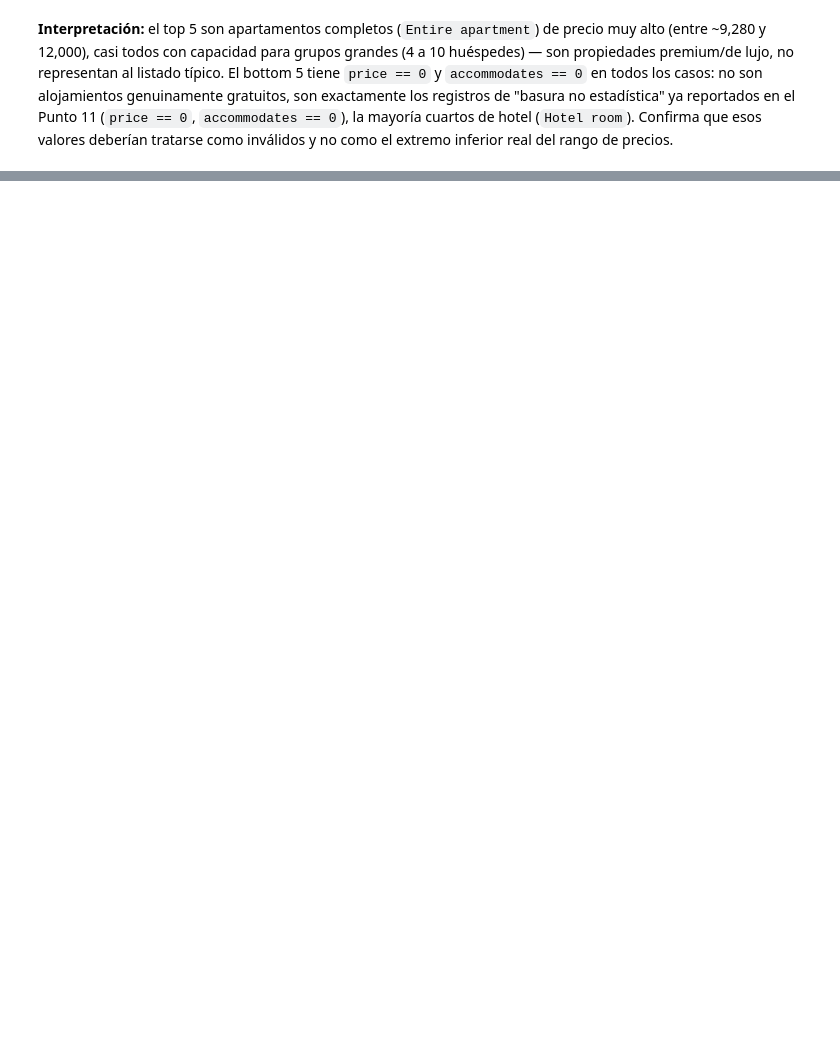
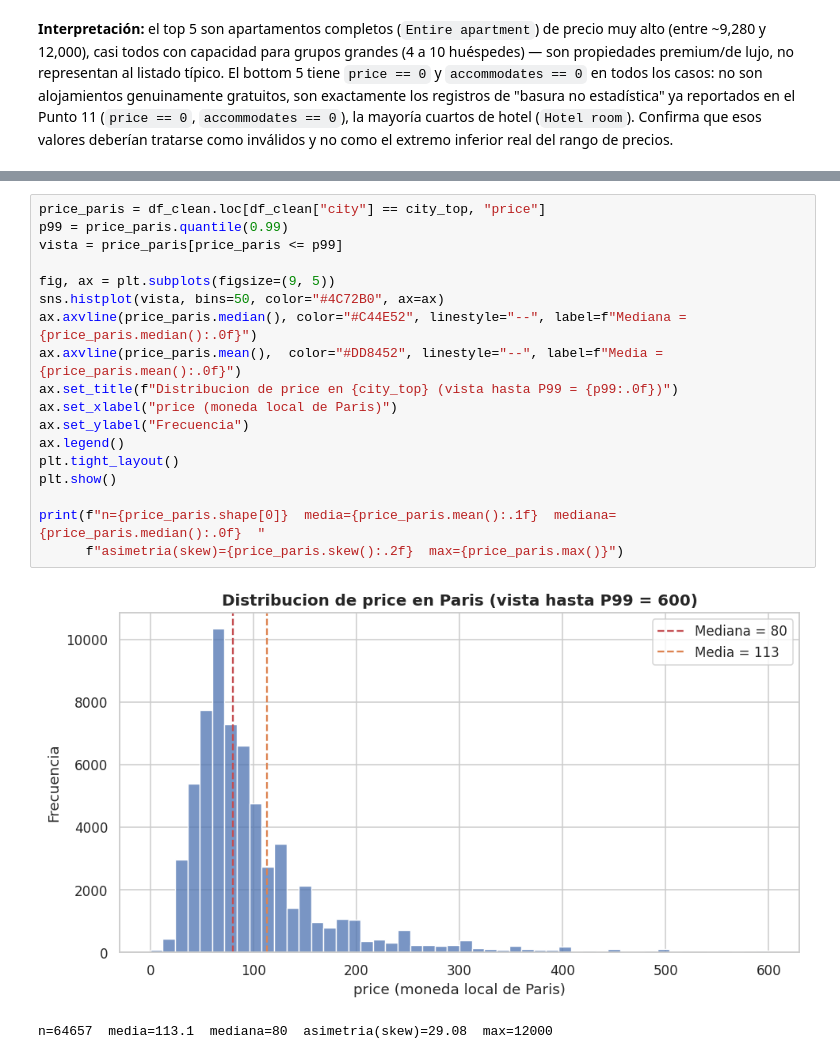
Before and after one commit to kepabonsaeafit/fundamentos-aa-2026, a Jupyter notebook: talleres/workshop1-eda/workshop1_eda.ipynb, the cells around one changed output, grey strips where cells are left out. Drawn from its saved outputs; the diff is of its cells as text; blank space fills up the shorter version.

```diff
--- a/talleres/workshop1-eda/workshop1_eda.ipynb
+++ b/talleres/workshop1-eda/workshop1_eda.ipynb
@@ -798,0 +887,21 @@ Bottom 5 mas baratos en Paris:
+# %%
+price_paris = df_clean.loc[df_clean["city"] == city_top, "price"]
+p99 = price_paris.quantile(0.99)
+vista = price_paris[price_paris <= p99]
+
+fig, ax = plt.subplots(figsize=(9, 5))
+sns.histplot(vista, bins=50, color="#4C72B0", ax=ax)
+ax.axvline(price_paris.median(), color="#C44E52", linestyle="--", label=f"Mediana = {price_paris.median():.0f}")
+ax.axvline(price_paris.mean(),  color="#DD8452", linestyle="--", label=f"Media = {price_paris.mean():.0f}")
+ax.set_title(f"Distribucion de price en {city_top} (vista hasta P99 = {p99:.0f})")
+ax.set_xlabel("price (moneda local de Paris)")
+ax.set_ylabel("Frecuencia")
+ax.legend()
+plt.tight_layout()
+plt.show()
+
+print(f"n={price_paris.shape[0]}  media={price_paris.mean():.1f}  mediana={price_paris.median():.0f}  "
+      f"asimetria(skew)={price_paris.skew():.2f}  max={price_paris.max()}")
+# %% [output]
+[figure, added]
+n=64657  media=113.1  mediana=80  asimetria(skew)=29.08  max=12000
```
Also changed, not shown: parts of 27 cells of this notebook, 1 other file.
